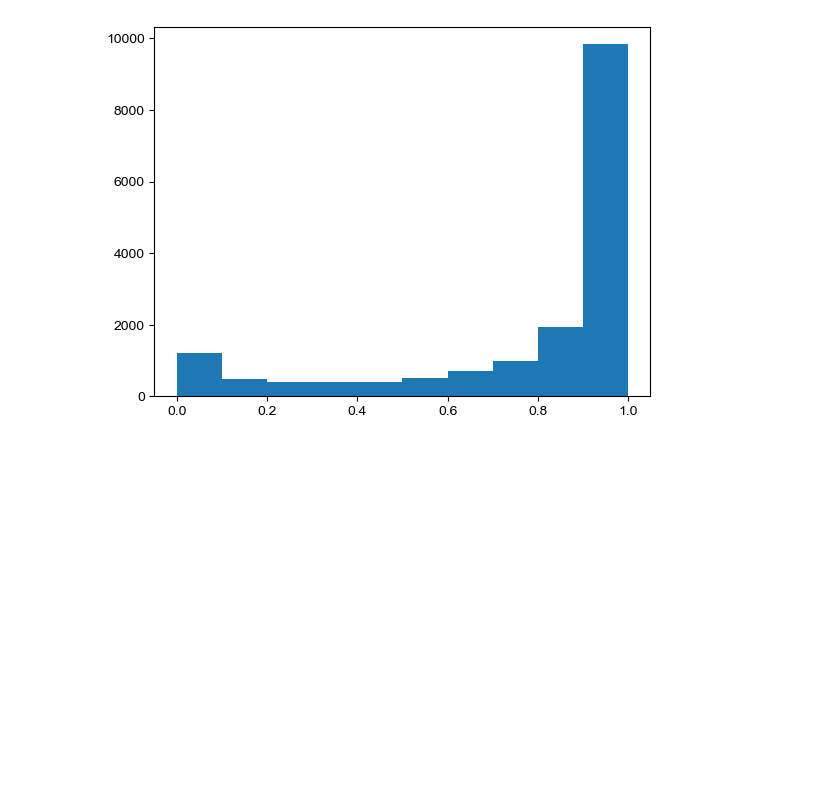
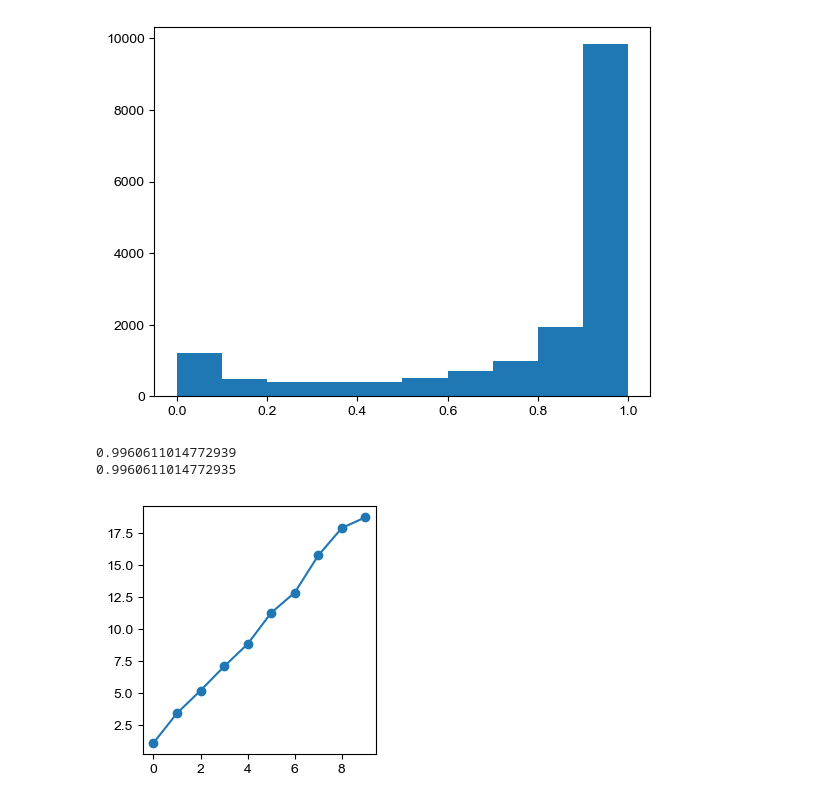
Before and after one commit to Ckenen/Nanopore-Nascent-RNAseq-Project, a Jupyter notebook: 4_RNAseq_ActD/jupyter.ipynb, the cells around one changed output. Saved outputs shown, nothing was run; the diff lists cells and outputs as text; code cells hidden in the pictures; blank space fills up the shorter version.

```diff
--- a/4_RNAseq_ActD/jupyter.ipynb
+++ b/4_RNAseq_ActD/jupyter.ipynb
@@ -611,3 +570,22 @@ plt.hist(m["Assigned%"])
  array([0. , 0.1, 0.2, 0.3, 0.4, 0.5, 0.6, 0.7, 0.8, 0.9, 1. ]),
  <BarContainer object of 10 artists>)
 [figure]
+# %%
+np.random.seed(0)
+xs = np.arange(10)
+ys = [2 * x for x in xs] + np.random.rand(len(xs)) * 2
+r = np.corrcoef(xs, ys)[0][1]
+
+a, b = np.polyfit(xs, ys, 1)
+ys2 = [x * a + b for x in xs]
+print(r2_score(ys, ys2))
+print(r**2)
+
+plt.figure(figsize=(3, 3))
+plt.plot(xs, ys, marker="o")
+plt.tight_layout()
+plt.show()
+# %% [output]
+0.9960611014772939
+0.9960611014772935
+[figure, added]
```
Also changed, not shown: parts of 16 cells of this notebook, 12 other files.
